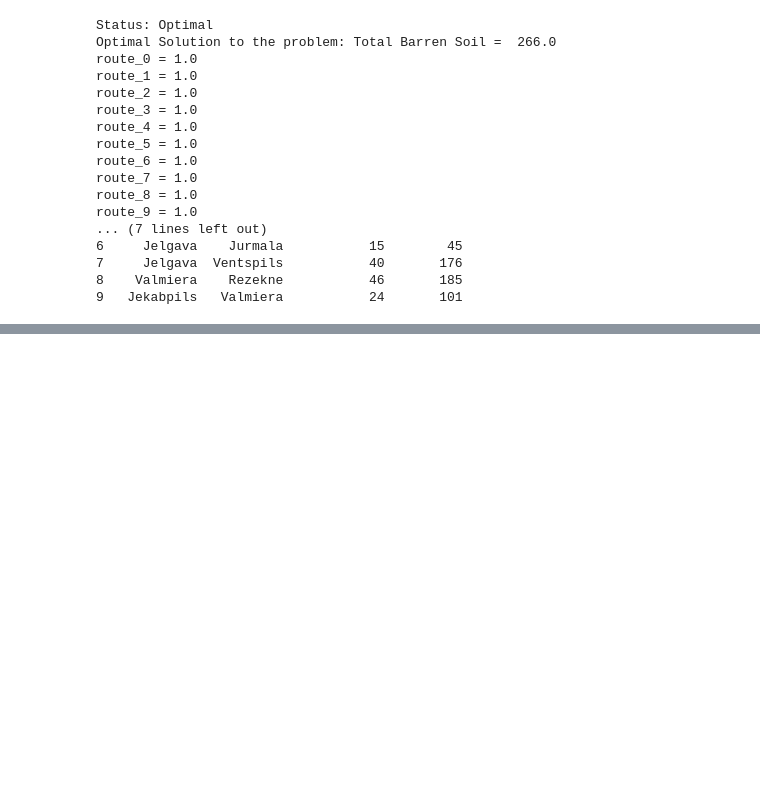
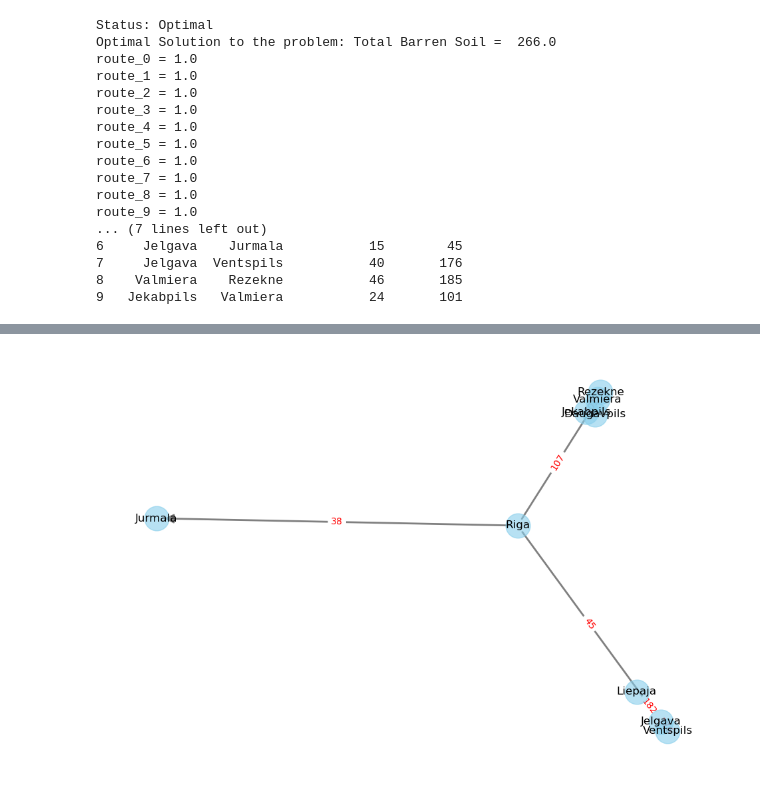
Before and after one commit to pirrencode/tsi_hl_barren_soils_research, a Jupyter notebook: HTS_barren_soils_case_of_latvia.ipynb, the cells around one changed output, grey strips where cells are left out. Saved outputs shown, nothing was run; the diff lists cells and outputs as text; code cells hidden in the pictures; blank space fills up the shorter version.

```diff
--- a/HTS_barren_soils_case_of_latvia.ipynb
+++ b/HTS_barren_soils_case_of_latvia.ipynb
@@ -184,0 +224,89 @@ plt.show()
+# %%
+import pulp
+import networkx as nx
+import matplotlib.pyplot as plt
+import pandas as pd
+
+# Optimized without considering barren soils
+
+
+data = {
+    'From': ['Riga', 'Riga', 'Riga', 'Daugavpils', 'Daugavpils', 'Liepaja', 'Jelgava', 'Jelgava', 'Valmiera', 'Jekabpils'],
+    'To': ['Jelgava', 'Jurmala', 'Valmiera', 'Jelgava', 'Rezekne', 'Jelgava', 'Jurmala', 'Ventspils', 'Rezekne', 'Valmiera'],
+    'Barren soil': [13, 6, 27, 37, 13, 45, 15, 40, 46, 24],
+    'Distance': [45, 38, 107, 230, 89, 182, 45, 176, 185, 101],
+    'Selected': [1, 0, 1, 0, 1, 0, 1, 1, 0, 1]
+}
+
+
+df = pd.DataFrame(data)
+
+
+routes = [(row['From'], row['To']) for _, row in df.iterrows()]
+x = pulp.LpVariable.dicts("Route", routes, cat='Binary')
+
+
+G = nx.Graph()
+for _, row in df.iterrows():
+    G.add_edge(row['From'], row['To'], weight=row['Distance'])
+
+
+mst = nx.minimum_spanning_tree(G, weight='weight')
+
+
+prob = pulp.LpProblem("Hyperloop_Route_Optimization", pulp.LpMinimize)
+
+
+prob += pulp.lpSum([row['Distance'] * x[(row['From'], row['To'])] for _, row in df.iterrows()])
+
+for u, v in mst.edges():
+    if (u, v) in x:
+        prob += x[(u, v)] == 1
+    elif (v, u) in x:
+        prob += x[(v, u)] == 1
+
+
+prob.solve()
+
+
+optimized_routes = []
+for v in prob.variables():
+    if v.varValue > 0:
+        i, j = v.name.replace("Route_", "").split("_")
+        optimized_routes.append((i, j))
+
+print("Status:", pulp.LpStatus[prob.status])
+print("Total distance:", pulp.value(prob.objective))
+print("Optimized Hyperloop Routes:")
+print(optimized_routes)
+
+
+df['Selected'] = df.apply(lambda row: x[(row['From'], row['To'])].varValue, axis=1)
+selected_routes = df[df['Selected'] == 1]
+
+
+G_optimized = nx.DiGraph()
+
+for _, row in selected_routes.iterrows():
+    G_optimized.add_edge(row['From'], row['To'], weight=row['Distance'])
+
+
+pos = nx.spring_layout(G_optimized)
+
+
+plt.figure(figsize=(12, 8))
+nx.draw_networkx_nodes(G_optimized, pos, node_size=700, node_color='skyblue', alpha=0.6)
+
+
+nx.draw_networkx_edges(G_optimized, pos, arrowstyle='-|>', arrowsize=20, edge_color='gray', width=2)
+
+
+nx.draw_networkx_labels(G_optimized, pos, font_size=12, font_family='sans-serif')
+
+
+edge_labels = nx.get_edge_attributes(G_optimized, 'weight')
+nx.draw_networkx_edge_labels(G_optimized, pos, edge_labels=edge_labels, font_color='red')
+
+plt.axis('off')
+plt.show()
+# %% [output]
@@ -184,0 +317 @@ plt.show()
+[figure, added]
```
Also changed, not shown: parts of 2 cells of this notebook.
